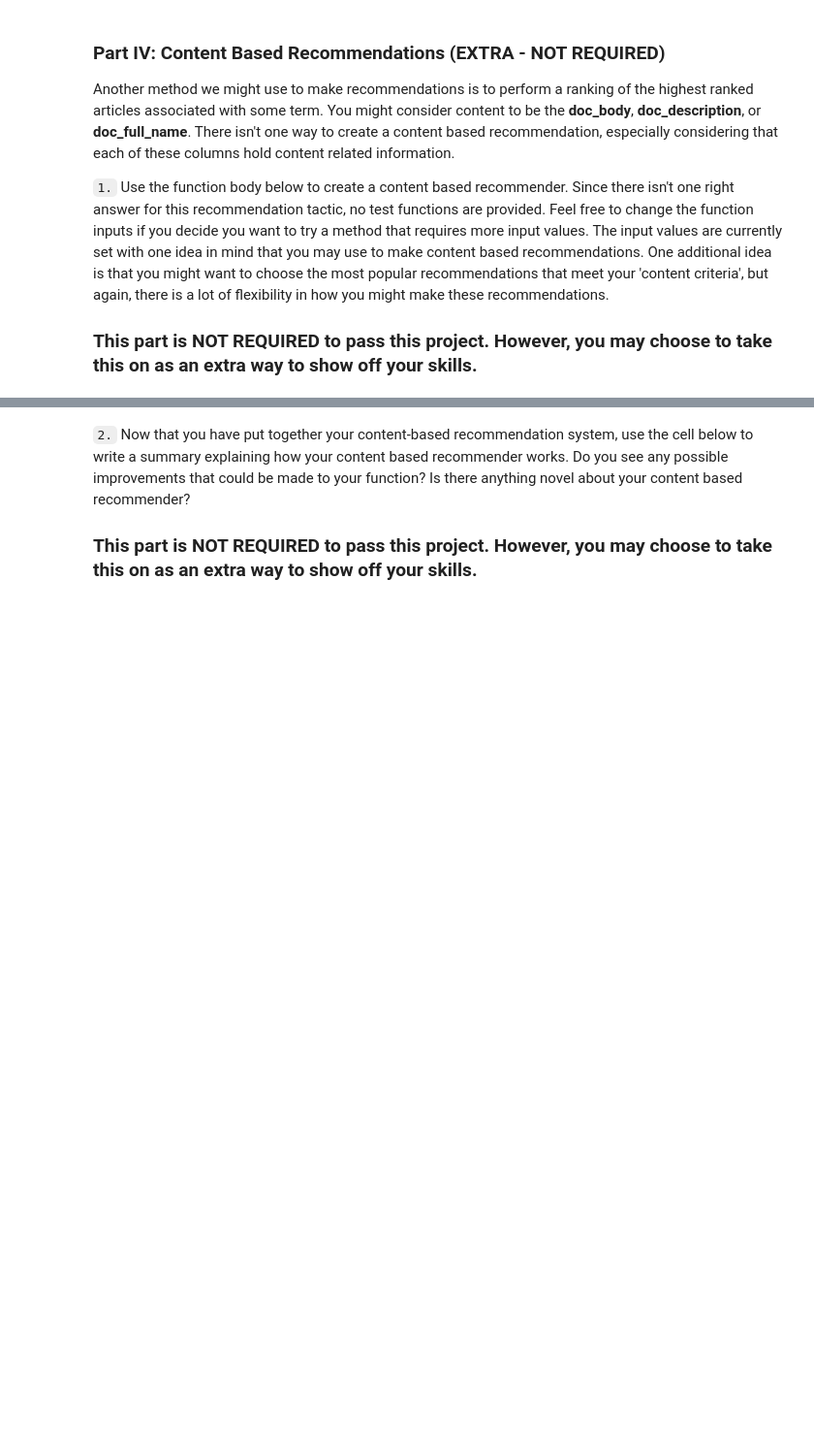
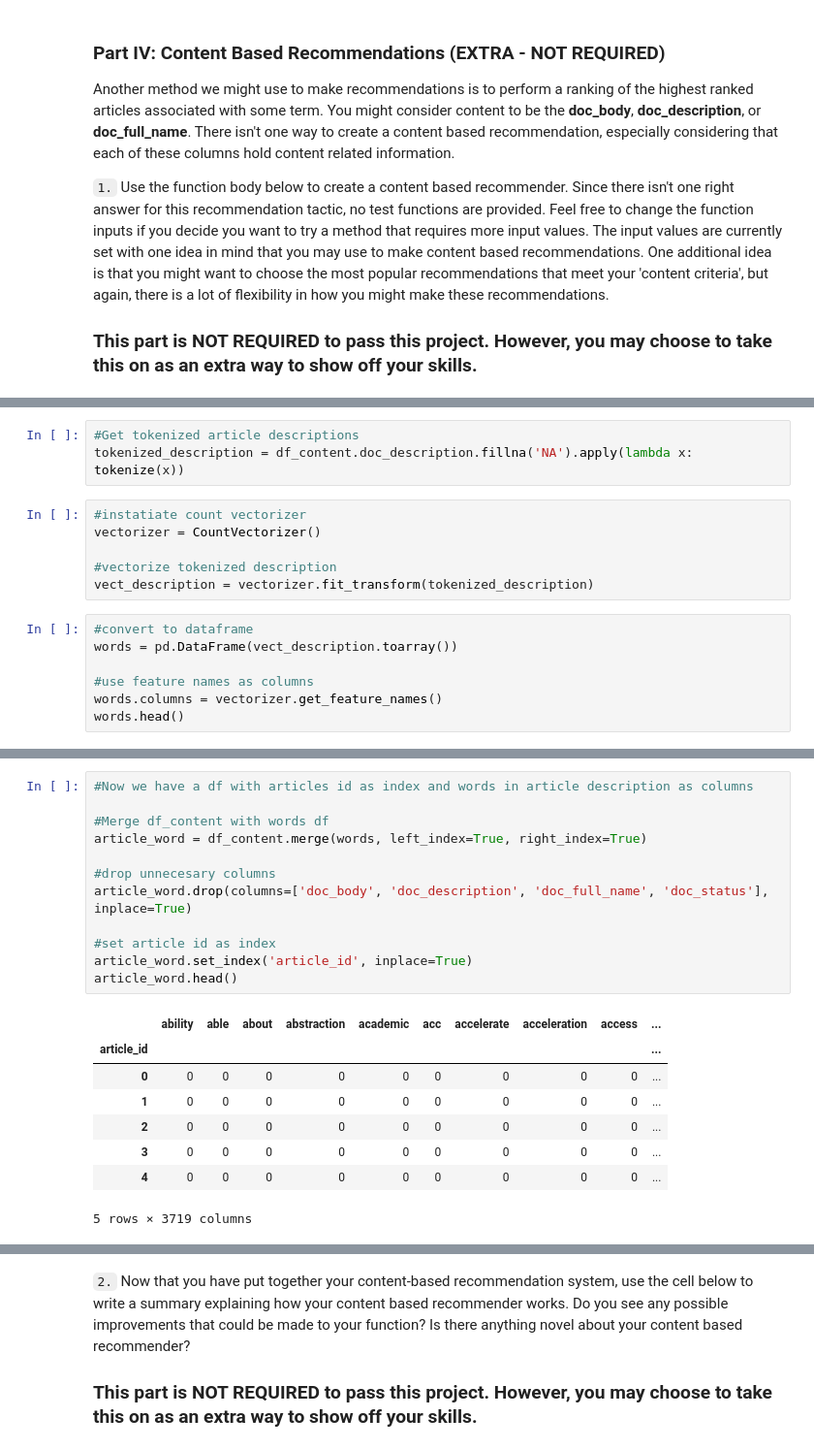
Before and after one commit to DanyIvan/Recomendation-Egines, a Jupyter notebook: Recommendations_with_IBM.ipynb, the cells around one changed output, grey strips where cells are left out. Shown: that part at 97% size. Drawn from its saved outputs; the diff is of its cells as text; blank space fills up the shorter version.

```diff
--- a/Recommendations_with_IBM.ipynb
+++ b/Recommendations_with_IBM.ipynb
@@ -665,0 +629,16 @@ def make_content_recs():
+# %%
+#Get tokenized article descriptions
+tokenized_description = df_content.doc_description.fillna('NA').apply(lambda x: tokenize(x))
+# %%
+#instatiate count vectorizer
+vectorizer = CountVectorizer()
+
+#vectorize tokenized description
+vect_description = vectorizer.fit_transform(tokenized_description)
+# %%
+#convert to dataframe
+words = pd.DataFrame(vect_description.toarray())
+
+#use feature names as columns
+words.columns = vectorizer.get_feature_names()
+words.head()
@@ -665,0 +653,21 @@ def make_content_recs():
+# %%
+#Now we have a df with articles id as index and words in article description as columns
+
+#Merge df_content with words df
+article_word = df_content.merge(words, left_index=True, right_index=True)
+
+#drop unnecesary columns
+article_word.drop(columns=['doc_body', 'doc_description', 'doc_full_name', 'doc_status'], inplace=True)
+
+#set article id as index
+article_word.set_index('article_id', inplace=True)
+article_word.head()
+# %% [output]
+|  | ability | able | about | abstraction | academic | acc | accelerate | acceleration | access | ... |
+| article_id |  |  |  |  |  |  |  |  |  | ... |
+| 0 | 0 | 0 | 0 | 0 | 0 | 0 | 0 | 0 | 0 | ... |
+| 1 | 0 | 0 | 0 | 0 | 0 | 0 | 0 | 0 | 0 | ... |
+| 2 | 0 | 0 | 0 | 0 | 0 | 0 | 0 | 0 | 0 | ... |
+| 3 | 0 | 0 | 0 | 0 | 0 | 0 | 0 | 0 | 0 | ... |
+| 4 | 0 | 0 | 0 | 0 | 0 | 0 | 0 | 0 | 0 | ... |
+5 rows × 3719 columns
```
Also changed, not shown: parts of 36 cells of this notebook.
